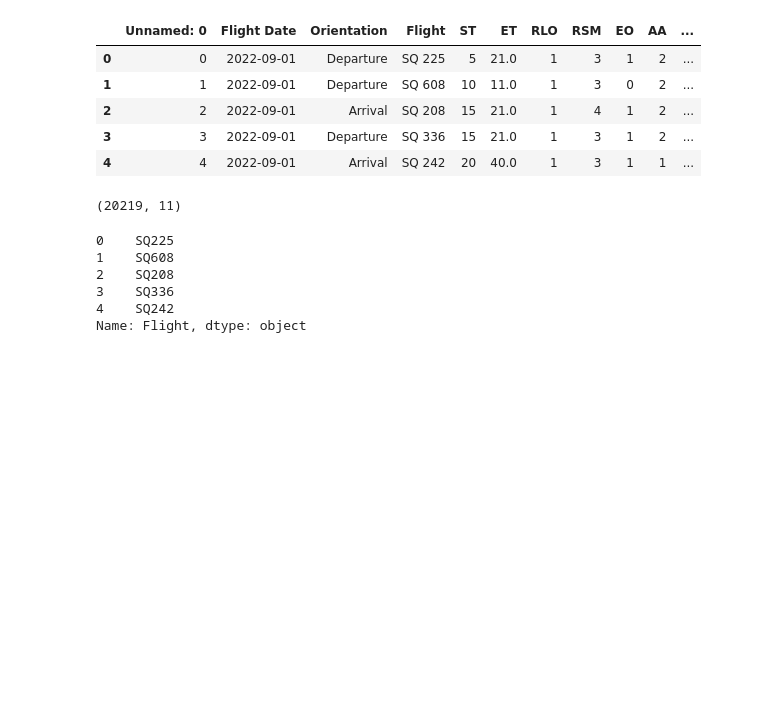
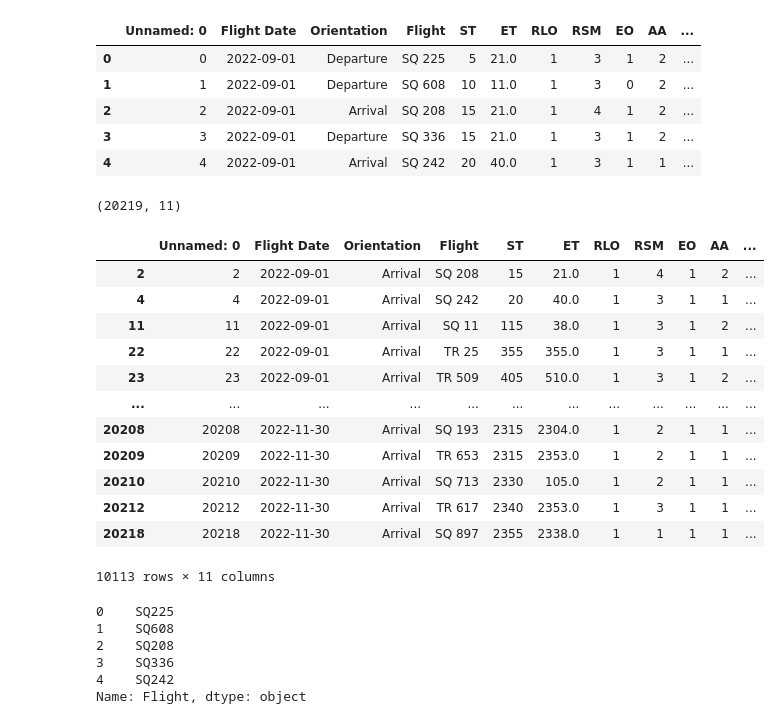
Before and after one commit to mishi-sarfraz/pythonProjects, a Jupyter notebook: FlightData.ipynb, the cells around one changed output. Saved outputs shown, nothing was run; the diff lists cells and outputs as text; code cells hidden in the pictures; blank space fills up the shorter version.

```diff
--- a/FlightData.ipynb
+++ b/FlightData.ipynb
@@ -234,10 +227,26 @@ dataStaff.head()
+# %%
+dataStaff.shape
+# %% [output]
+(20219, 11)
 # %%
 #  remove where Flight No, Flight Date and In-bound Time all three are duplicated all together:
 # data1.drop_duplicates(subset=['Flight No','Flight Date','In-bound Time'],keep='first',inplace=True)
-# %%
-dataStaff.shape
-# %% [output]
-(20219, 11)
+# %%
+dataStaff[dataStaff['Orientation']=='Arrival']
+# %% [output]
+|  | Unnamed: 0 | Flight Date | Orientation | Flight | ST | ET | RLO | RSM | EO | AA | ... |
+| 2 | 2 | 2022-09-01 | Arrival | SQ 208 | 15 | 21.0 | 1 | 4 | 1 | 2 | ... |
+| 4 | 4 | 2022-09-01 | Arrival | SQ 242 | 20 | 40.0 | 1 | 3 | 1 | 1 | ... |
+| 11 | 11 | 2022-09-01 | Arrival | SQ 11 | 115 | 38.0 | 1 | 3 | 1 | 2 | ... |
+| 22 | 22 | 2022-09-01 | Arrival | TR 25 | 355 | 355.0 | 1 | 3 | 1 | 1 | ... |
+| 23 | 23 | 2022-09-01 | Arrival | TR 509 | 405 | 510.0 | 1 | 3 | 1 | 2 | ... |
+| ... | ... | ... | ... | ... | ... | ... | ... | ... | ... | ... | ... |
+| 20208 | 20208 | 2022-11-30 | Arrival | SQ 193 | 2315 | 2304.0 | 1 | 2 | 1 | 1 | ... |
+| 20209 | 20209 | 2022-11-30 | Arrival | TR 653 | 2315 | 2353.0 | 1 | 2 | 1 | 1 | ... |
+| 20210 | 20210 | 2022-11-30 | Arrival | SQ 713 | 2330 | 105.0 | 1 | 2 | 1 | 1 | ... |
+| 20212 | 20212 | 2022-11-30 | Arrival | TR 617 | 2340 | 2353.0 | 1 | 3 | 1 | 1 | ... |
+| 20218 | 20218 | 2022-11-30 | Arrival | SQ 897 | 2355 | 2338.0 | 1 | 1 | 1 | 1 | ... |
+10113 rows × 11 columns
 # %%
 # remove the space in between the flight number
 
```
Also changed, not shown: parts of 63 cells of this notebook.
